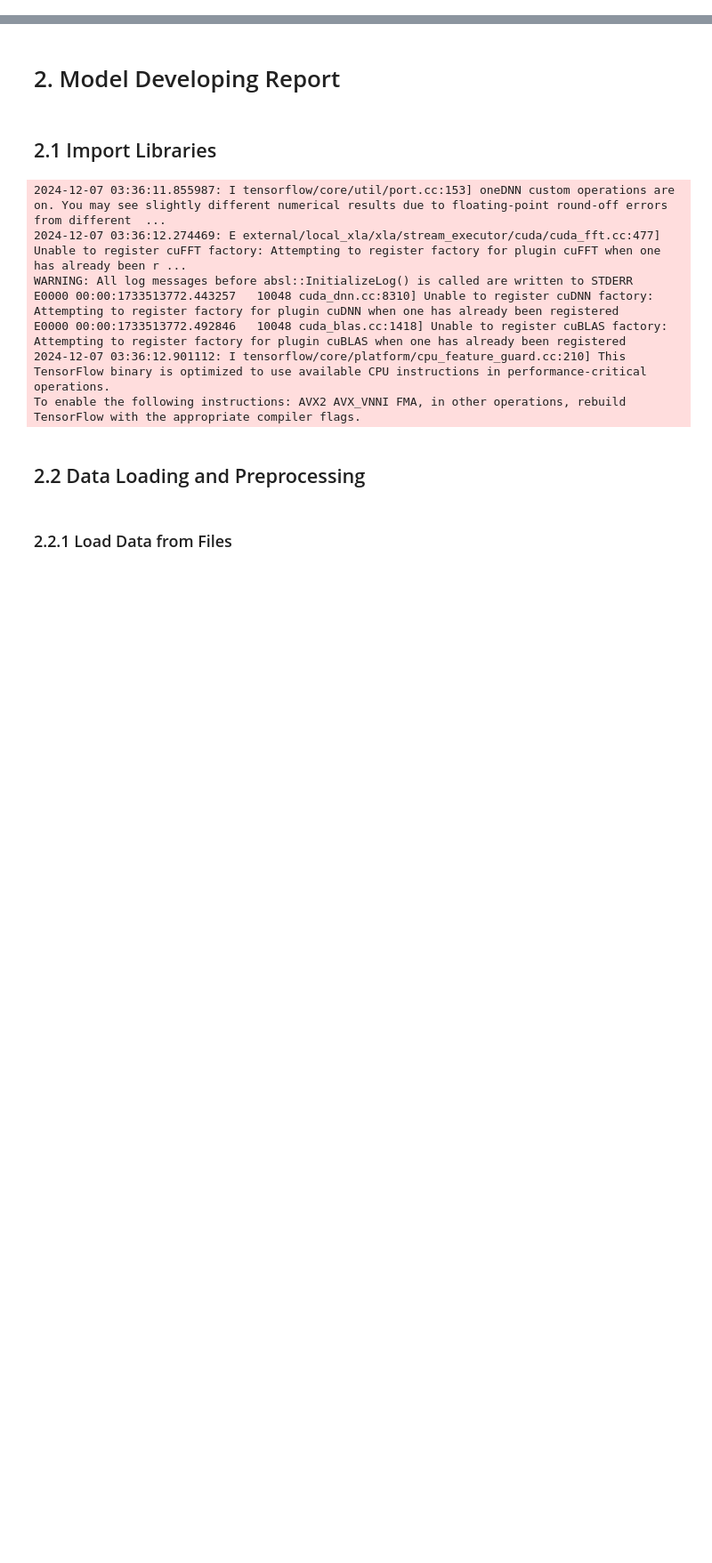
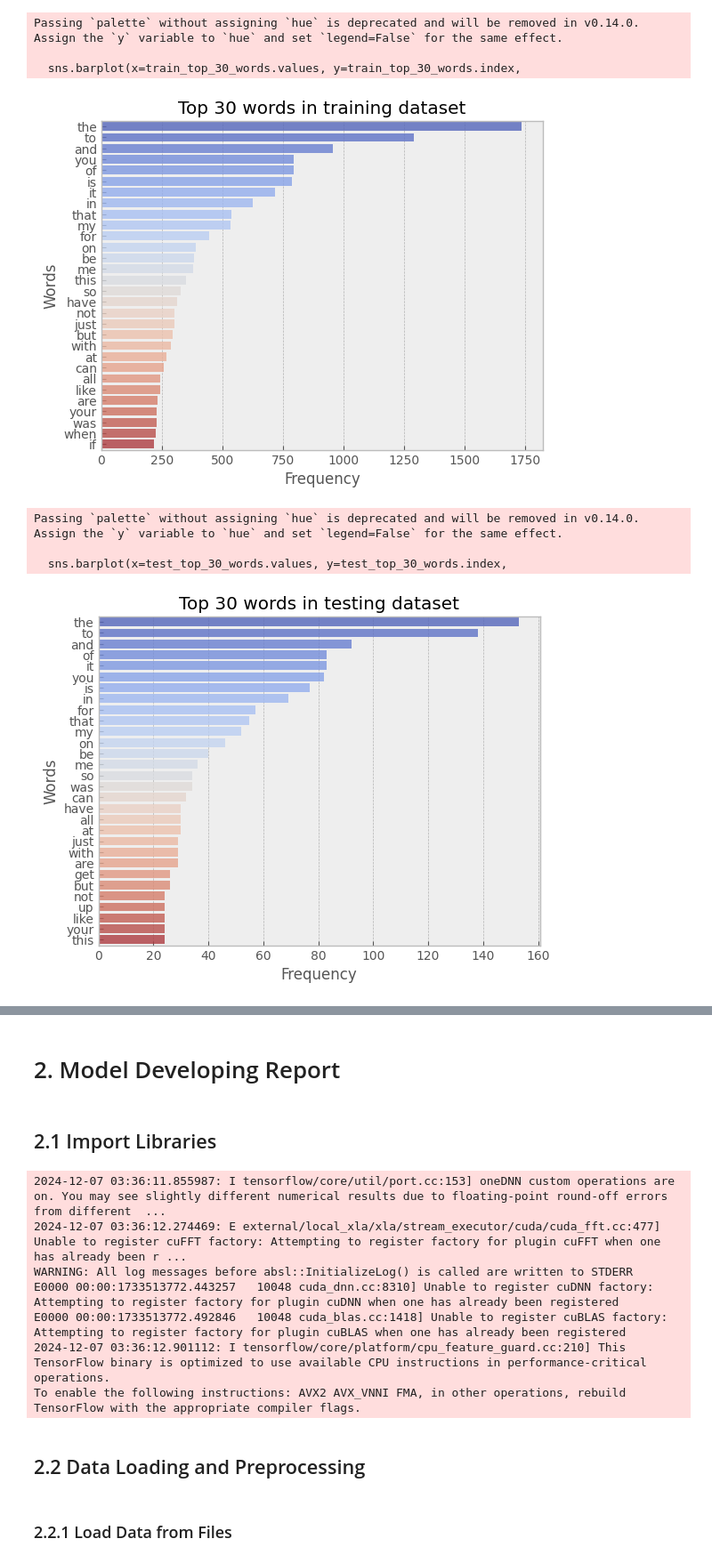
Before and after one commit to pigerface/DM2024-Lab2-Homework, a Jupyter notebook: DM2024-Lab2-Homework.ipynb, the cells around one changed output, grey strips where cells are left out. Shown at 89% size. Drawn from its saved outputs; the diff is of its cells as text; code cells hidden in the pictures; blank space fills up the shorter version.

```diff
--- a/DM2024-Lab2-Homework.ipynb
+++ b/DM2024-Lab2-Homework.ipynb
@@ -11,0 +18,49 @@ Kaggle private scoreboard snapshot: ![image.png](attachment:image.png)
+# %%
+# Answer here
+from sklearn.feature_extraction.text import CountVectorizer
+import seaborn as sns
+
+# Use CountVectorizer to get the frequency of the words in the training dataset
+train_count_vect = CountVectorizer()
+train_counts = train_count_vect.fit_transform(train_df['text'])
+train_term_freq = train_counts.sum(axis=0).A1
+train_term_freq = pd.Series(train_term_freq, index=train_count_vect.get_feature_names_out())
+train_top_30_words = train_term_freq.sort_values(ascending=False).head(30)
+train_top_30_words
+
+# Plot
+sns.barplot(x=train_top_30_words.values, y=train_top_30_words.index,
+            palette='coolwarm',
+            alpha=0.8)
+plt.style.use("bmh")
+plt.title('Top 30 words in training dataset')
+plt.xlabel('Frequency')
+plt.ylabel('Words')
+plt.show()
+
+# Use CountVectorizer to get the frequency of the words in the testing dataset
+test_count_vect = CountVectorizer()
+test_counts = test_count_vect.fit_transform(test_df['text'])
+test_term_freq = test_counts.sum(axis=0).A1
+test_term_freq = pd.Series(test_term_freq, index=test_count_vect.get_feature_names_out())
+test_top_30_words = test_term_freq.sort_values(ascending=False).head(30)
+test_top_30_words
+
+# Plot
+sns.barplot(x=test_top_30_words.values, y=test_top_30_words.index,
+            palette='coolwarm',
+            alpha=0.8)
+plt.style.use("bmh")
+plt.title('Top 30 words in testing dataset')
+plt.xlabel('Frequency')
+plt.ylabel('Words')
+plt.show()
+# %% [output]
+Passing `palette` without assigning `hue` is deprecated and will be removed in v0.14.0. Assign the `y` variable to `hue` and set `legend=False` for the same effect.
+
+  sns.barplot(x=train_top_30_words.values, y=train_top_30_words.index,
+[figure, added]
+Passing `palette` without assigning `hue` is deprecated and will be removed in v0.14.0. Assign the `y` variable to `hue` and set `legend=False` for the same effect.
+
+  sns.barplot(x=test_top_30_words.values, y=test_top_30_words.index,
+[figure, added]
```
Also changed, not shown: parts of 34 cells of this notebook.
